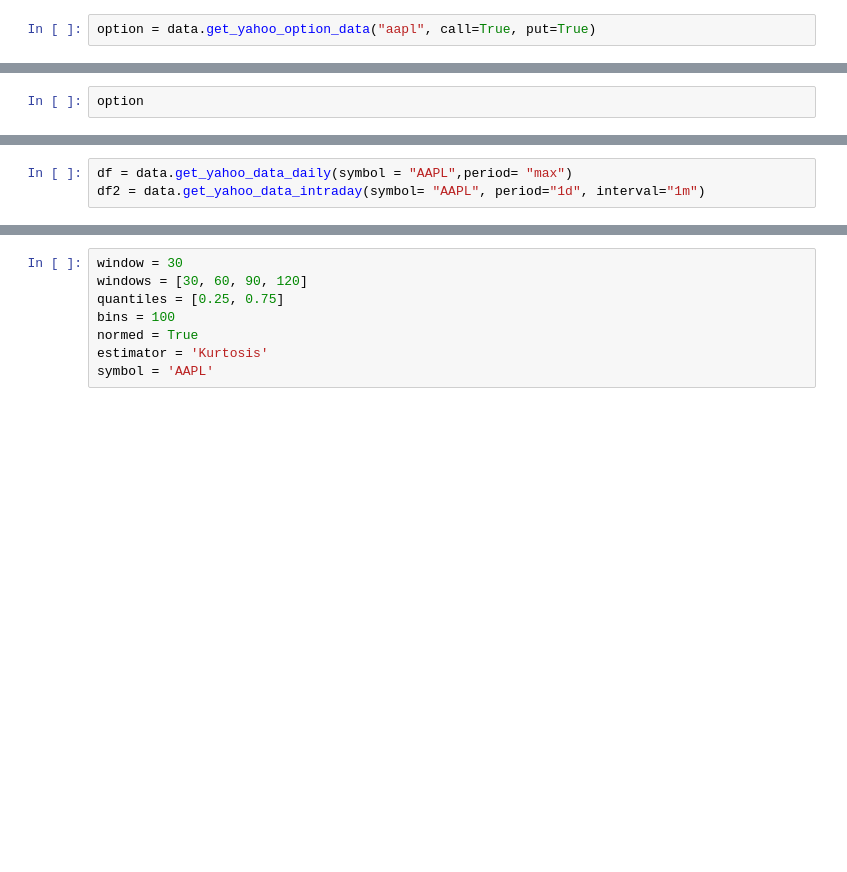
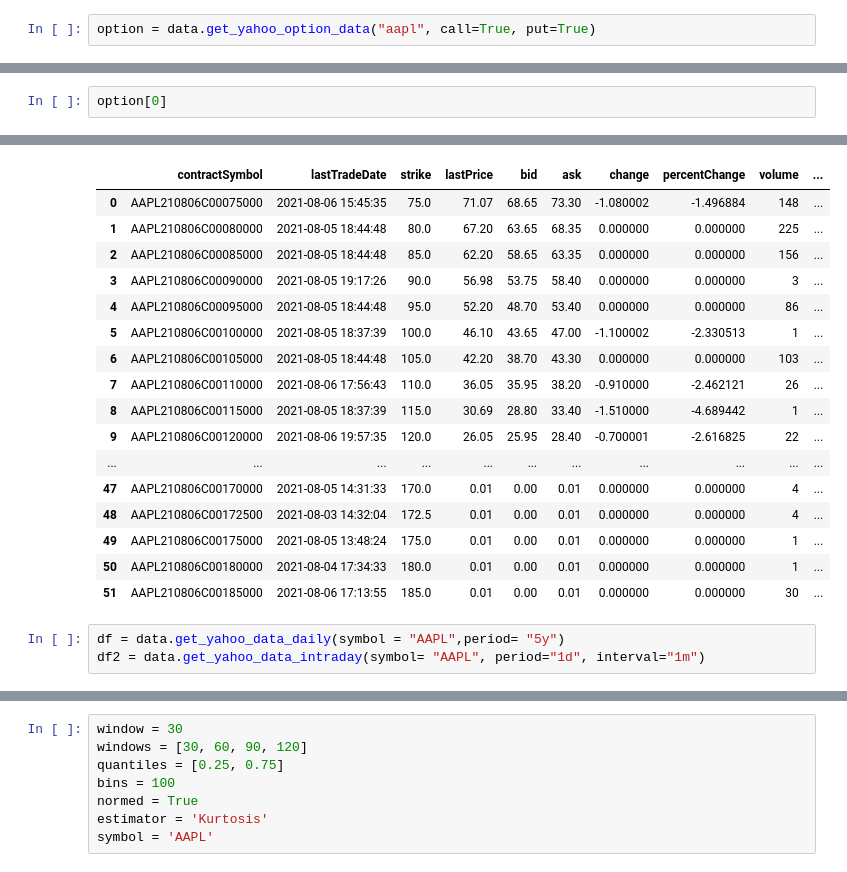
Before and after one commit to fredpell1/volatility-trading, a Jupyter notebook: yfinance_test.ipynb, the cells around one changed output, grey strips where cells are left out. Saved outputs shown, nothing was run; the diff lists cells and outputs as text; blank space fills up the shorter version.

```diff
--- a/yfinance_test.ipynb
+++ b/yfinance_test.ipynb
@@ -9,3 +12,3 @@ option = data.get_yahoo_option_data("aapl", call=True, put=True)
 # %%
-option
+option[0]
 # %% [output]
@@ -29,3 +15,20 @@ Options(calls=         contractSymbol       lastTradeDate  strike  lastPrice
+|  | contractSymbol | lastTradeDate | strike | lastPrice | bid | ask | change | percentChange | volume | ... |
+| 0 | AAPL210806C00075000 | 2021-08-06 15:45:35 | 75.0 | 71.07 | 68.65 | 73.30 | -1.080002 | -1.496884 | 148 | ... |
+| 1 | AAPL210806C00080000 | 2021-08-05 18:44:48 | 80.0 | 67.20 | 63.65 | 68.35 | 0.000000 | 0.000000 | 225 | ... |
+| 2 | AAPL210806C00085000 | 2021-08-05 18:44:48 | 85.0 | 62.20 | 58.65 | 63.35 | 0.000000 | 0.000000 | 156 | ... |
+| 3 | AAPL210806C00090000 | 2021-08-05 19:17:26 | 90.0 | 56.98 | 53.75 | 58.40 | 0.000000 | 0.000000 | 3 | ... |
+| 4 | AAPL210806C00095000 | 2021-08-05 18:44:48 | 95.0 | 52.20 | 48.70 | 53.40 | 0.000000 | 0.000000 | 86 | ... |
+| 5 | AAPL210806C00100000 | 2021-08-05 18:37:39 | 100.0 | 46.10 | 43.65 | 47.00 | -1.100002 | -2.330513 | 1 | ... |
+| 6 | AAPL210806C00105000 | 2021-08-05 18:44:48 | 105.0 | 42.20 | 38.70 | 43.30 | 0.000000 | 0.000000 | 103 | ... |
+| 7 | AAPL210806C00110000 | 2021-08-06 17:56:43 | 110.0 | 36.05 | 35.95 | 38.20 | -0.910000 | -2.462121 | 26 | ... |
+| 8 | AAPL210806C00115000 | 2021-08-05 18:37:39 | 115.0 | 30.69 | 28.80 | 33.40 | -1.510000 | -4.689442 | 1 | ... |
+| 9 | AAPL210806C00120000 | 2021-08-06 19:57:35 | 120.0 | 26.05 | 25.95 | 28.40 | -0.700001 | -2.616825 | 22 | ... |
+| ... | ... | ... | ... | ... | ... | ... | ... | ... | ... | ... |
+| 47 | AAPL210806C00170000 | 2021-08-05 14:31:33 | 170.0 | 0.01 | 0.00 | 0.01 | 0.000000 | 0.000000 | 4 | ... |
+| 48 | AAPL210806C00172500 | 2021-08-03 14:32:04 | 172.5 | 0.01 | 0.00 | 0.01 | 0.000000 | 0.000000 | 4 | ... |
+| 49 | AAPL210806C00175000 | 2021-08-05 13:48:24 | 175.0 | 0.01 | 0.00 | 0.01 | 0.000000 | 0.000000 | 1 | ... |
+| 50 | AAPL210806C00180000 | 2021-08-04 17:34:33 | 180.0 | 0.01 | 0.00 | 0.01 | 0.000000 | 0.000000 | 1 | ... |
+| 51 | AAPL210806C00185000 | 2021-08-06 17:13:55 | 185.0 | 0.01 | 0.00 | 0.01 | 0.000000 | 0.000000 | 30 | ... |
 # %%
-df = data.get_yahoo_data_daily(symbol = "AAPL",period= "max")
+df = data.get_yahoo_data_daily(symbol = "AAPL",period= "5y")
 df2 = data.get_yahoo_data_intraday(symbol= "AAPL", period="1d", interval="1m")
```
Also changed, not shown: parts of 6 cells of this notebook, 1 other file.
